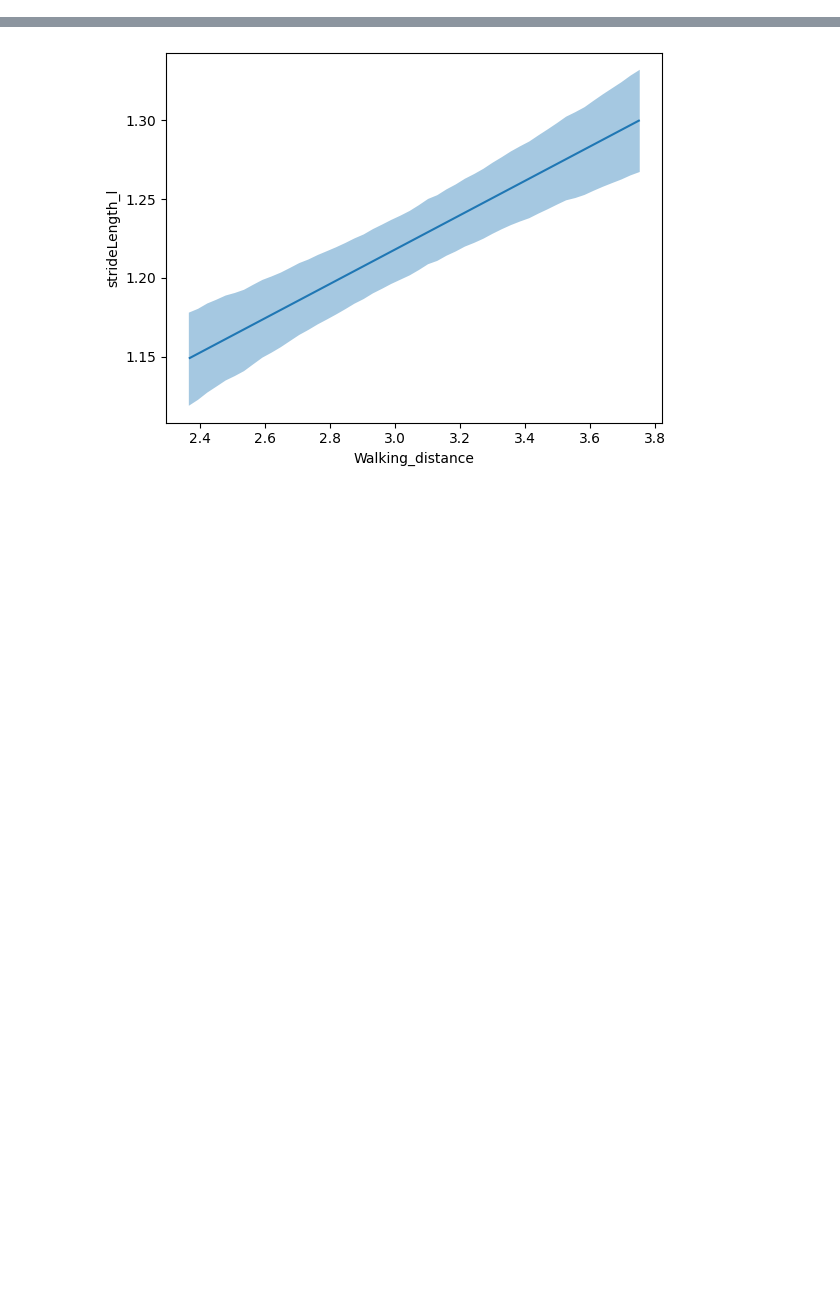
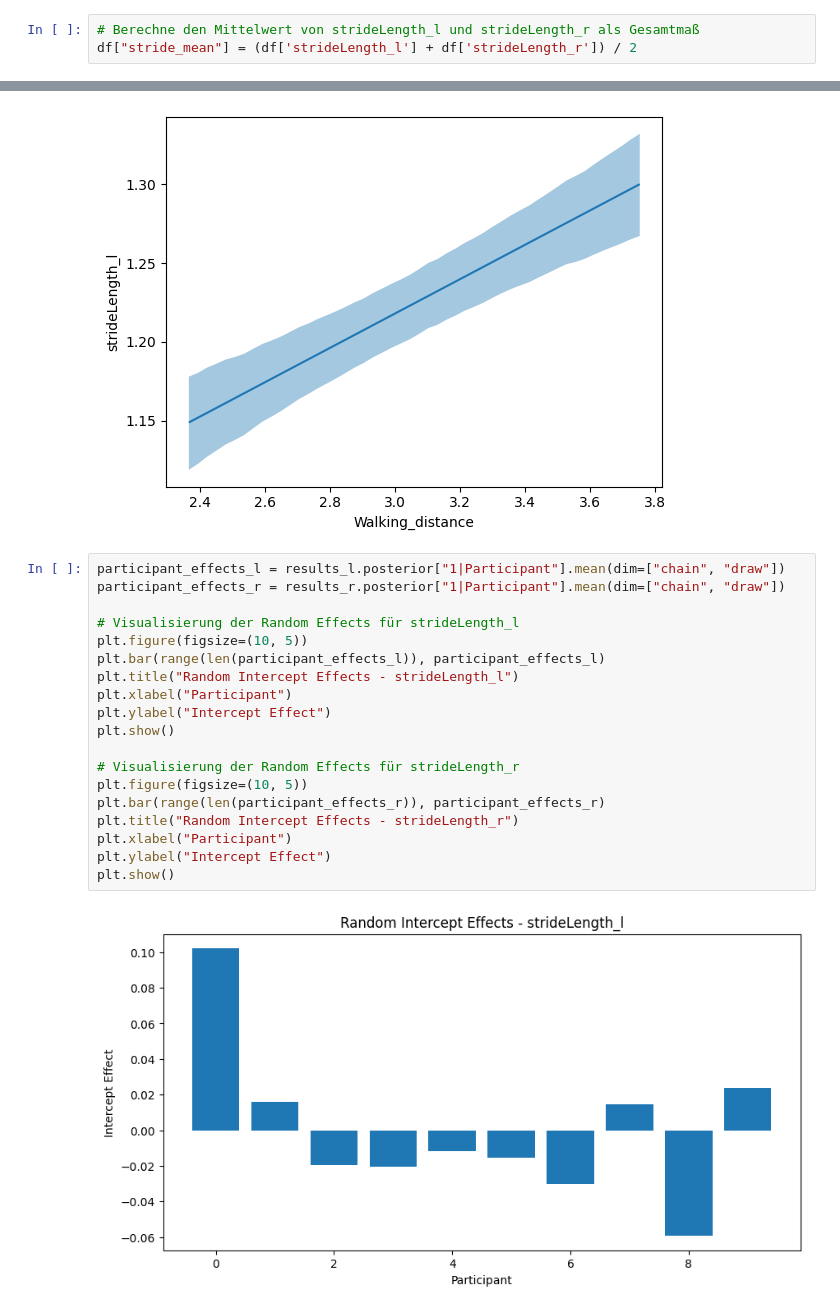
Before and after one commit to Gregor1597/Master_Thesis, a Jupyter notebook: Analysis/bayesian.ipynb, the cells around one changed output, grey strips where cells are left out. Cells and saved outputs as stored; diff of their text form; blank space fills up the shorter version.

```diff
--- a/Analysis/bayesian.ipynb
+++ b/Analysis/bayesian.ipynb
@@ -299,3 +293,6 @@ Participant Condition
             3          0.581569  0.113555     10
             4          0.579180  0.128522     10
             5          0.612439  0.151901     10
+# %%
+# Berechne den Mittelwert von strideLength_l und strideLength_r als Gesamtmaß
+df["stride_mean"] = (df['strideLength_l'] + df['strideLength_r']) / 2
@@ -486,3 +536,24 @@ Default computed for unspecified variable: Condition, Participant, numStrides_l
  array([<Axes: xlabel='Walking_distance', ylabel='strideLength_l'>],
        dtype=object))
 [figure]
+# %%
+participant_effects_l = results_l.posterior["1|Participant"].mean(dim=["chain", "draw"])
+participant_effects_r = results_r.posterior["1|Participant"].mean(dim=["chain", "draw"])
+
+# Visualisierung der Random Effects für strideLength_l
+plt.figure(figsize=(10, 5))
+plt.bar(range(len(participant_effects_l)), participant_effects_l)
+plt.title("Random Intercept Effects - strideLength_l")
+plt.xlabel("Participant")
+plt.ylabel("Intercept Effect")
+plt.show()
+
+# Visualisierung der Random Effects für strideLength_r
+plt.figure(figsize=(10, 5))
+plt.bar(range(len(participant_effects_r)), participant_effects_r)
+plt.title("Random Intercept Effects - strideLength_r")
+plt.xlabel("Participant")
+plt.ylabel("Intercept Effect")
+plt.show()
+# %% [output]
+[figure, added]
```
Also changed, not shown: parts of 9 cells of this notebook, 1 other file.
